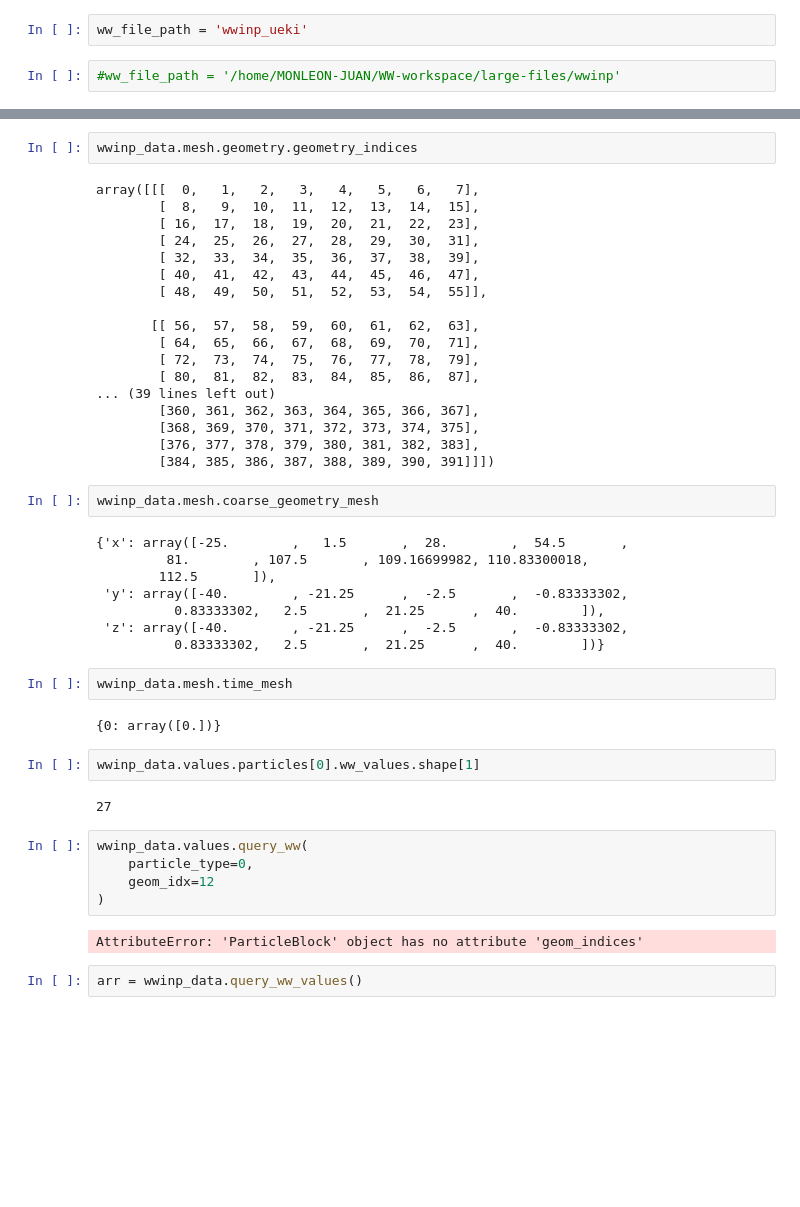
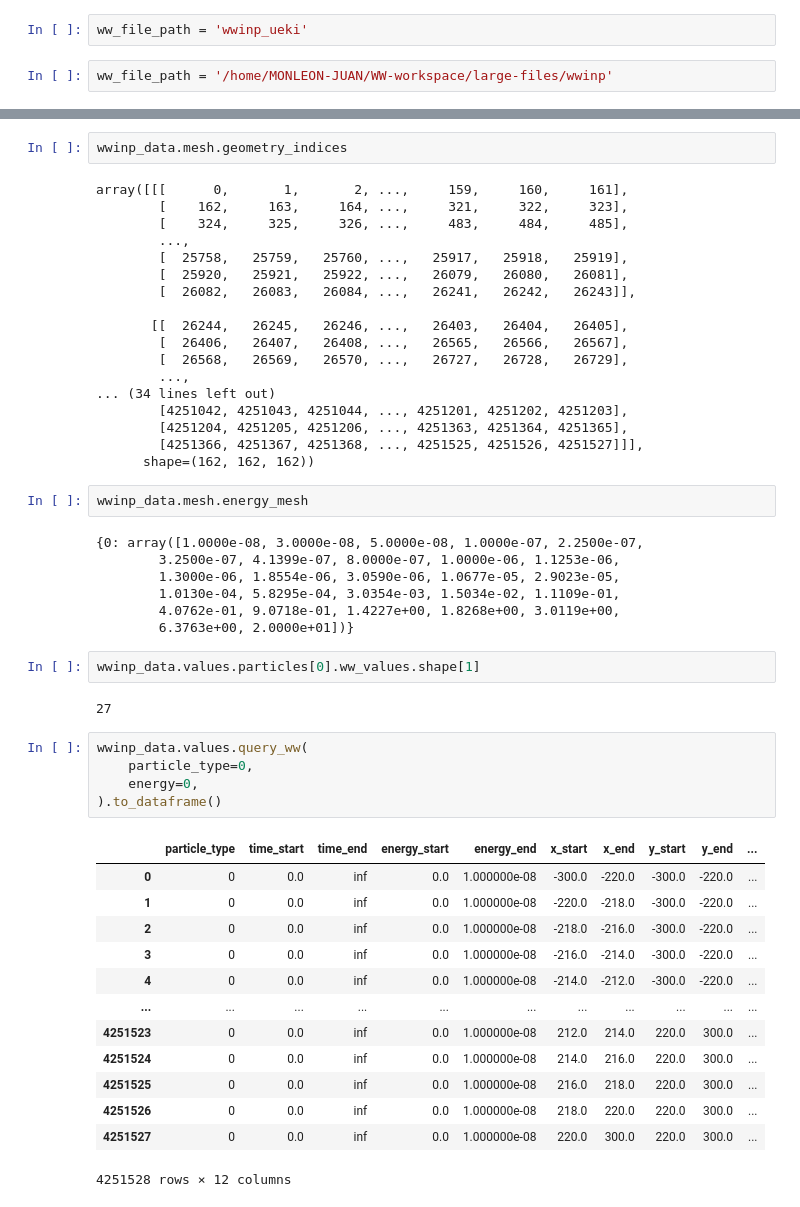
Before and after one commit to monleon96/WWINPy, a Jupyter notebook: examples/example_test_parser.ipynb, the cells around one changed output, grey strips where cells are left out. Drawn from its saved outputs; the diff is of its cells as text; blank space fills up the shorter version.

Commit message:
Finished query_ww and converting to dataframe

```diff
--- a/examples/example_test_parser.ipynb
+++ b/examples/example_test_parser.ipynb
@@ -5,7 +5,7 @@ from wwpy.models import WWINPData
 # %%
 ww_file_path = 'wwinp_ueki'
 # %%
-#ww_file_path = '/home/MONLEON-JUAN/WW-workspace/large-files/wwinp'
+ww_file_path = '/home/MONLEON-JUAN/WW-workspace/large-files/wwinp'
 # %%
 try:
     wwinp_data: WWINPData = parse_wwinp_file(ww_file_path, verbose=True)
@@ -33,37 +33,32 @@ Total ww-values read: 10584
 # %%
-wwinp_data.mesh.geometry.geometry_indices
+wwinp_data.mesh.geometry_indices
 # %% [output]
-array([[[  0,   1,   2,   3,   4,   5,   6,   7],
-        [  8,   9,  10,  11,  12,  13,  14,  15],
-        [ 16,  17,  18,  19,  20,  21,  22,  23],
-        [ 24,  25,  26,  27,  28,  29,  30,  31],
-        [ 32,  33,  34,  35,  36,  37,  38,  39],
-        [ 40,  41,  42,  43,  44,  45,  46,  47],
-        [ 48,  49,  50,  51,  52,  53,  54,  55]],
+array([[[      0,       1,       2, ...,     159,     160,     161],
+        [    162,     163,     164, ...,     321,     322,     323],
+        [    324,     325,     326, ...,     483,     484,     485],
+        ...,
+        [  25758,   25759,   25760, ...,   25917,   25918,   25919],
+        [  25920,   25921,   25922, ...,   26079,   26080,   26081],
+        [  26082,   26083,   26084, ...,   26241,   26242,   26243]],
 
-       [[ 56,  57,  58,  59,  60,  61,  62,  63],
-        [ 64,  65,  66,  67,  68,  69,  70,  71],
-        [ 72,  73,  74,  75,  76,  77,  78,  79],
-        [ 80,  81,  82,  83,  84,  85,  86,  87],
-... (39 lines left out)
-        [360, 361, 362, 363, 364, 365, 366, 367],
-        [368, 369, 370, 371, 372, 373, 374, 375],
-        [376, 377, 378, 379, 380, 381, 382, 383],
-        [384, 385, 386, 387, 388, 389, 390, 391]]])
+       [[  26244,   26245,   26246, ...,   26403,   26404,   26405],
+        [  26406,   26407,   26408, ...,   26565,   26566,   26567],
+        [  26568,   26569,   26570, ...,   26727,   26728,   26729],
+        ...,
+... (34 lines left out)
+        [4251042, 4251043, 4251044, ..., 4251201, 4251202, 4251203],
+        [4251204, 4251205, 4251206, ..., 4251363, 4251364, 4251365],
+        [4251366, 4251367, 4251368, ..., 4251525, 4251526, 4251527]]],
+      shape=(162, 162, 162))
 # %%
-wwinp_data.mesh.coarse_geometry_mesh
+wwinp_data.mesh.energy_mesh
 # %% [output]
-{'x': array([-25.        ,   1.5       ,  28.        ,  54.5       ,
-         81.        , 107.5       , 109.16699982, 110.83300018,
-        112.5       ]),
- 'y': array([-40.        , -21.25      ,  -2.5       ,  -0.83333302,
-          0.83333302,   2.5       ,  21.25      ,  40.        ]),
- 'z': array([-40.        , -21.25      ,  -2.5       ,  -0.83333302,
-          0.83333302,   2.5       ,  21.25      ,  40.        ])}
+{0: array([1.0000e-08, 3.0000e-08, 5.0000e-08, 1.0000e-07, 2.2500e-07,
+        3.2500e-07, 4.1399e-07, 8.0000e-07, 1.0000e-06, 1.1253e-06,
+        1.3000e-06, 1.8554e-06, 3.0590e-06, 1.0677e-05, 2.9023e-05,
+        1.0130e-04, 5.8295e-04, 3.0354e-03, 1.5034e-02, 1.1109e-01,
+        4.0762e-01, 9.0718e-01, 1.4227e+00, 1.8268e+00, 3.0119e+00,
+        6.3763e+00, 2.0000e+01])}
-# %%
-wwinp_data.mesh.time_mesh
-# %% [output]
-{0: array([0.])}
 # %%
 wwinp_data.values.particles[0].ww_values.shape[1]
 # %% [output]
@@ -71,9 +66,19 @@ wwinp_data.values.particles[0].ww_values.shape[1]
 # %%
 wwinp_data.values.query_ww(
     particle_type=0,
-    geom_idx=12
-)
+    energy=0,
+).to_dataframe()
 # %% [output]
+|  | particle_type | time_start | time_end | energy_start | energy_end | x_start | x_end | y_start | y_end | ... |
+| 0 | 0 | 0.0 | inf | 0.0 | 1.000000e-08 | -300.0 | -220.0 | -300.0 | -220.0 | ... |
+| 1 | 0 | 0.0 | inf | 0.0 | 1.000000e-08 | -220.0 | -218.0 | -300.0 | -220.0 | ... |
+| 2 | 0 | 0.0 | inf | 0.0 | 1.000000e-08 | -218.0 | -216.0 | -300.0 | -220.0 | ... |
+| 3 | 0 | 0.0 | inf | 0.0 | 1.000000e-08 | -216.0 | -214.0 | -300.0 | -220.0 | ... |
+| 4 | 0 | 0.0 | inf | 0.0 | 1.000000e-08 | -214.0 | -212.0 | -300.0 | -220.0 | ... |
+| ... | ... | ... | ... | ... | ... | ... | ... | ... | ... | ... |
+| 4251523 | 0 | 0.0 | inf | 0.0 | 1.000000e-08 | 212.0 | 214.0 | 220.0 | 300.0 | ... |
+| 4251524 | 0 | 0.0 | inf | 0.0 | 1.000000e-08 | 214.0 | 216.0 | 220.0 | 300.0 | ... |
+| 4251525 | 0 | 0.0 | inf | 0.0 | 1.000000e-08 | 216.0 | 218.0 | 220.0 | 300.0 | ... |
+| 4251526 | 0 | 0.0 | inf | 0.0 | 1.000000e-08 | 218.0 | 220.0 | 220.0 | 300.0 | ... |
+| 4251527 | 0 | 0.0 | inf | 0.0 | 1.000000e-08 | 220.0 | 300.0 | 220.0 | 300.0 | ... |
-AttributeError: 'ParticleBlock' object has no attribute 'geom_indices'
+4251528 rows × 12 columns
-# %%
-arr = wwinp_data.query_ww_values()
```
Also changed, not shown: parts of 16 cells of this notebook, 2 other files.
